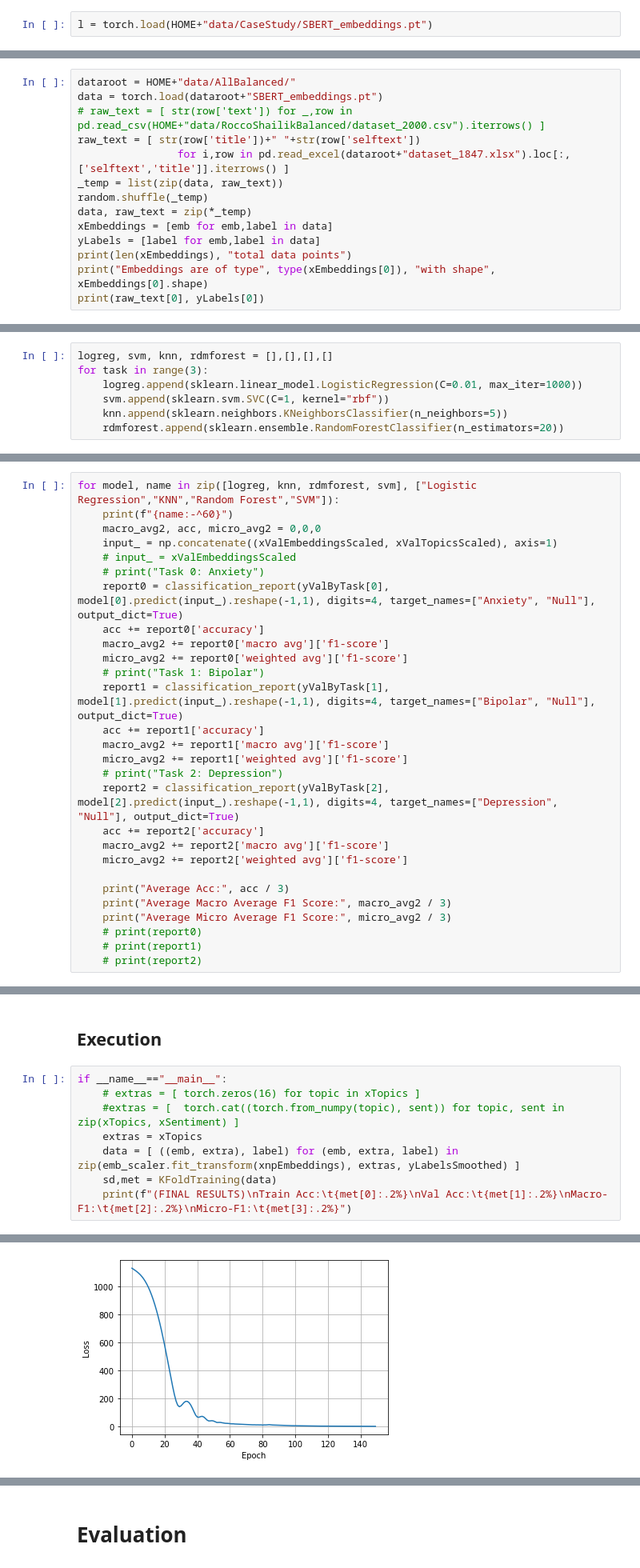
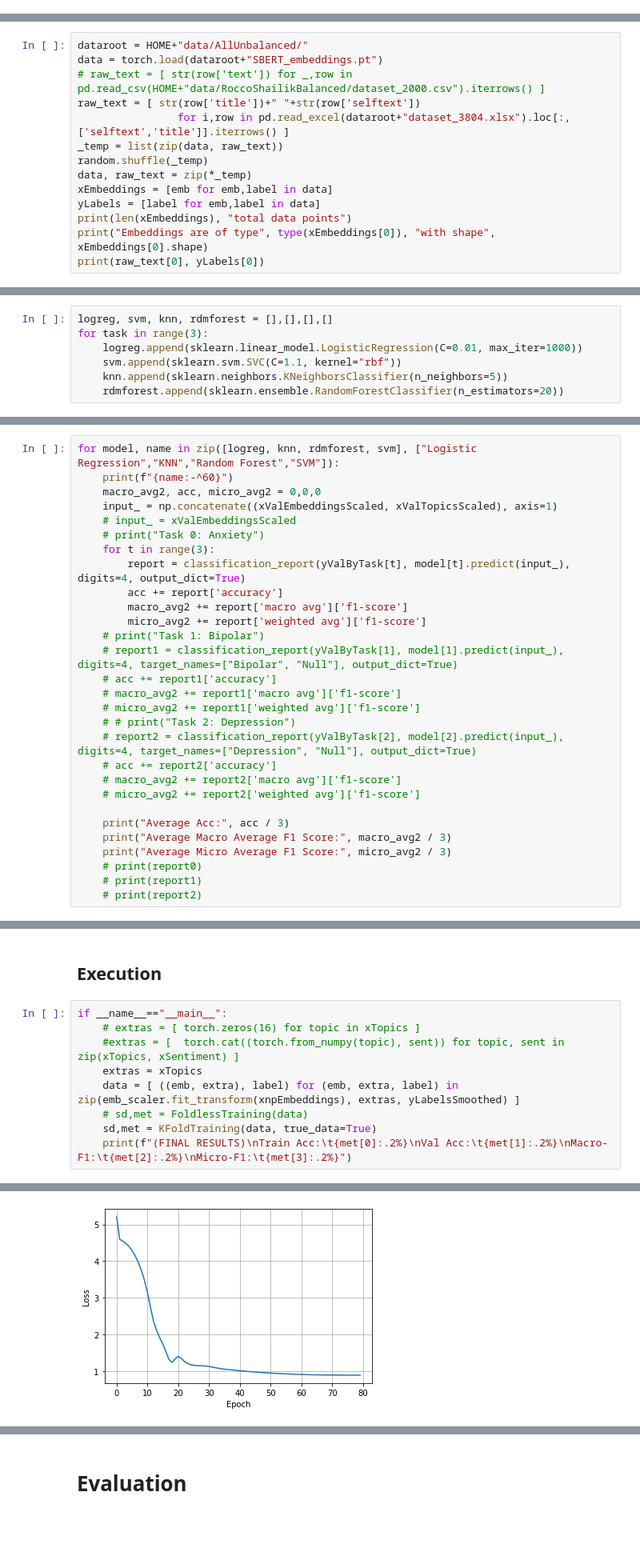
Before and after one commit to R-Tacoz/VTech2023, a Jupyter notebook: vt.ipynb, the cells around one changed output, grey strips where cells are left out. Shown at 80% size. Cells and saved outputs as stored; diff of their text form; blank space fills up the shorter version.

```diff
--- a/vt.ipynb
+++ b/vt.ipynb
@@ -366,8 +366,6 @@ make_SBERT()
 # %% [output]
 Encoding...
 Saving...
-# %%
-l = torch.load(HOME+"data/CaseStudy/SBERT_embeddings.pt")
 # %%
 df = pd.read_excel(HOME+"data/AllBalanced/dataset_1847.xlsx")
 # %%
@@ -400,11 +398,11 @@ df.to_excel(HOME+"data/AllBalanced/dataset_1847.xlsx")
 # %% [markdown]
 ## Load Data
 # %%
-dataroot = HOME+"data/AllBalanced/"
+dataroot = HOME+"data/AllUnbalanced/"
 data = torch.load(dataroot+"SBERT_embeddings.pt")
 # raw_text = [ str(row['text']) for _,row in pd.read_csv(HOME+"data/RoccoShailikBalanced/dataset_2000.csv").iterrows() ]
 raw_text = [ str(row['title'])+" "+str(row['selftext'])
-                for i,row in pd.read_excel(dataroot+"dataset_1847.xlsx").loc[:,['selftext','title']].iterrows() ]
+                for i,row in pd.read_excel(dataroot+"dataset_3804.xlsx").loc[:,['selftext','title']].iterrows() ]
 _temp = list(zip(data, raw_text))
 random.shuffle(_temp)
 data, raw_text = zip(*_temp)
@@ -501,7 +498,7 @@ yValByTask = [ [(label[task] >= 0.5).astype(np.int32) for label in yVal] for tas
 logreg, svm, knn, rdmforest = [],[],[],[]
 for task in range(3):
     logreg.append(sklearn.linear_model.LogisticRegression(C=0.01, max_iter=1000))
-    svm.append(sklearn.svm.SVC(C=1, kernel="rbf"))
+    svm.append(sklearn.svm.SVC(C=1.1, kernel="rbf"))
     knn.append(sklearn.neighbors.KNeighborsClassifier(n_neighbors=5))
     rdmforest.append(sklearn.ensemble.RandomForestClassifier(n_estimators=20))
 # %% [markdown]
@@ -524,20 +521,21 @@ for model, name in zip([logreg, knn, rdmforest, svm], ["Logistic Regression","KN
     input_ = np.concatenate((xValEmbeddingsScaled, xValTopicsScaled), axis=1)
     # input_ = xValEmbeddingsScaled
     # print("Task 0: Anxiety")
-    report0 = classification_report(yValByTask[0], model[0].predict(input_).reshape(-1,1), digits=4, target_names=["Anxiety", "Null"], output_dict=True)
-    acc += report0['accuracy']
-    macro_avg2 += report0['macro avg']['f1-score']
-    micro_avg2 += report0['weighted avg']['f1-score']
+    for t in range(3):
+        report = classification_report(yValByTask[t], model[t].predict(input_), digits=4, output_dict=True)
+        acc += report['accuracy']
+        macro_avg2 += report['macro avg']['f1-score']
+        micro_avg2 += report['weighted avg']['f1-score']
     # print("Task 1: Bipolar")
-    report1 = classification_report(yValByTask[1], model[1].predict(input_).reshape(-1,1), digits=4, target_names=["Bipolar", "Null"], output_dict=True)
-    acc += report1['accuracy']
-    macro_avg2 += report1['macro avg']['f1-score']
-    micro_avg2 += report1['weighted avg']['f1-score']
-    # print("Task 2: Depression")
-    report2 = classification_report(yValByTask[2], model[2].predict(input_).reshape(-1,1), digits=4, target_names=["Depression", "Null"], output_dict=True)
-    acc += report2['accuracy']
-    macro_avg2 += report2['macro avg']['f1-score']
-    micro_avg2 += report2['weighted avg']['f1-score']
+    # report1 = classification_report(yValByTask[1], model[1].predict(input_), digits=4, target_names=["Bipolar", "Null"], output_dict=True)
+    # acc += report1['accuracy']
+    # macro_avg2 += report1['macro avg']['f1-score']
+    # micro_avg2 += report1['weighted avg']['f1-score']
+    # # print("Task 2: Depression")
+    # report2 = classification_report(yValByTask[2], model[2].predict(input_), digits=4, target_names=["Depression", "Null"], output_dict=True)
+    # acc += report2['accuracy']
+    # macro_avg2 += report2['macro avg']['f1-score']
+    # micro_avg2 += report2['weighted avg']['f1-score']
 
     print("Average Acc:", acc / 3)
     print("Average Macro Average F1 Score:", macro_avg2 / 3)
@@ -953,6 +953,7 @@ if __name__=="__main__":
     #extras = [  torch.cat((torch.from_numpy(topic), sent)) for topic, sent in zip(xTopics, xSentiment) ]
     extras = xTopics
     data = [ ((emb, extra), label) for (emb, extra, label) in zip(emb_scaler.fit_transform(xnpEmbeddings), extras, yLabelsSmoothed) ]
-    sd,met = KFoldTraining(data)
+    # sd,met = FoldlessTraining(data)
+    sd,met = KFoldTraining(data, true_data=True)
     print(f"(FINAL RESULTS)\nTrain Acc:\t{met[0]:.2%}\nVal Acc:\t{met[1]:.2%}\nMacro-F1:\t{met[2]:.2%}\nMicro-F1:\t{met[3]:.2%}")
 # %% [output]
@@ -967 +968 @@ Final Weighted Avg F1-score:     83.16%
-[figure, old version]
+[figure, new version]
```
Also changed, not shown: parts of 27 cells of this notebook, 8 other files.
